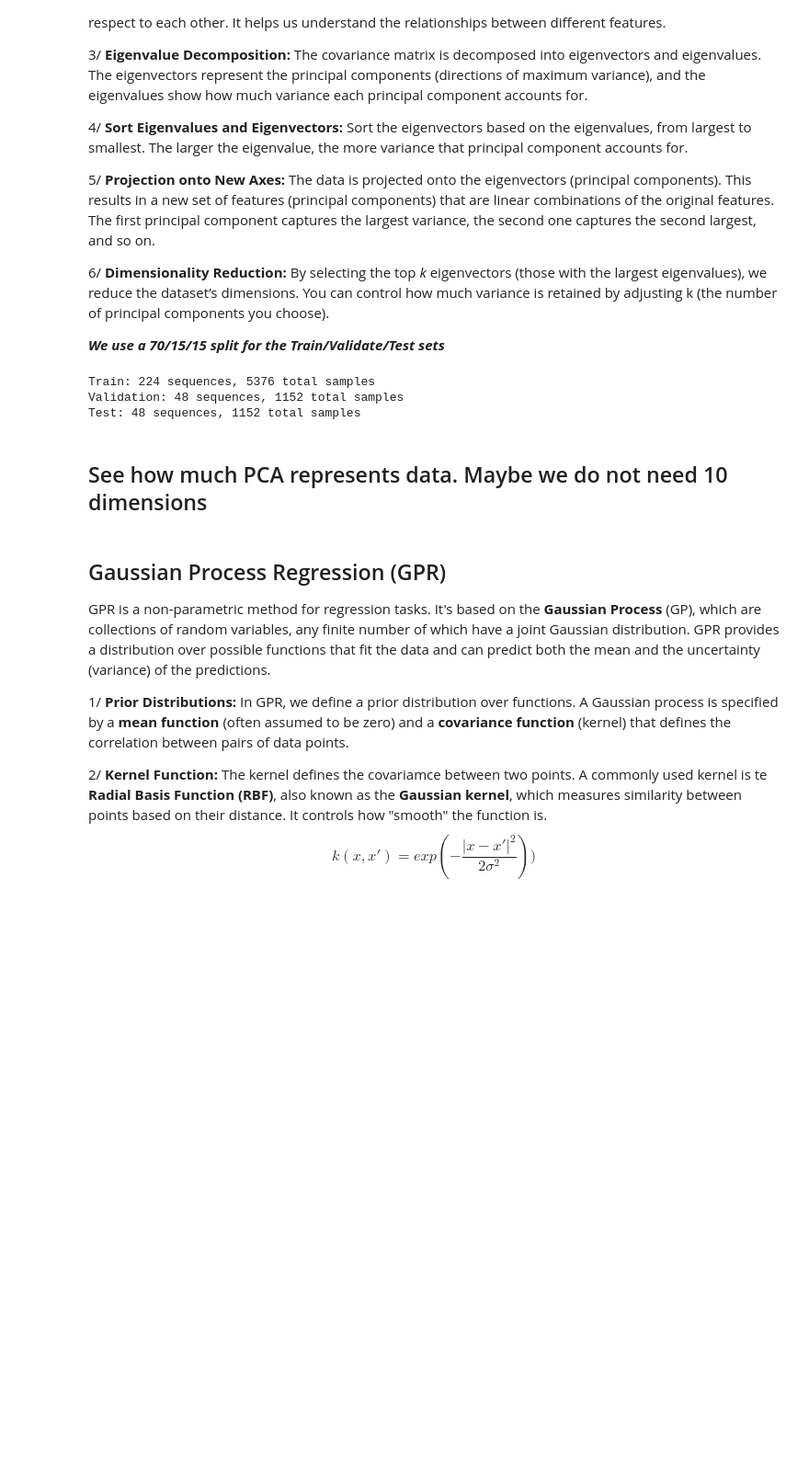
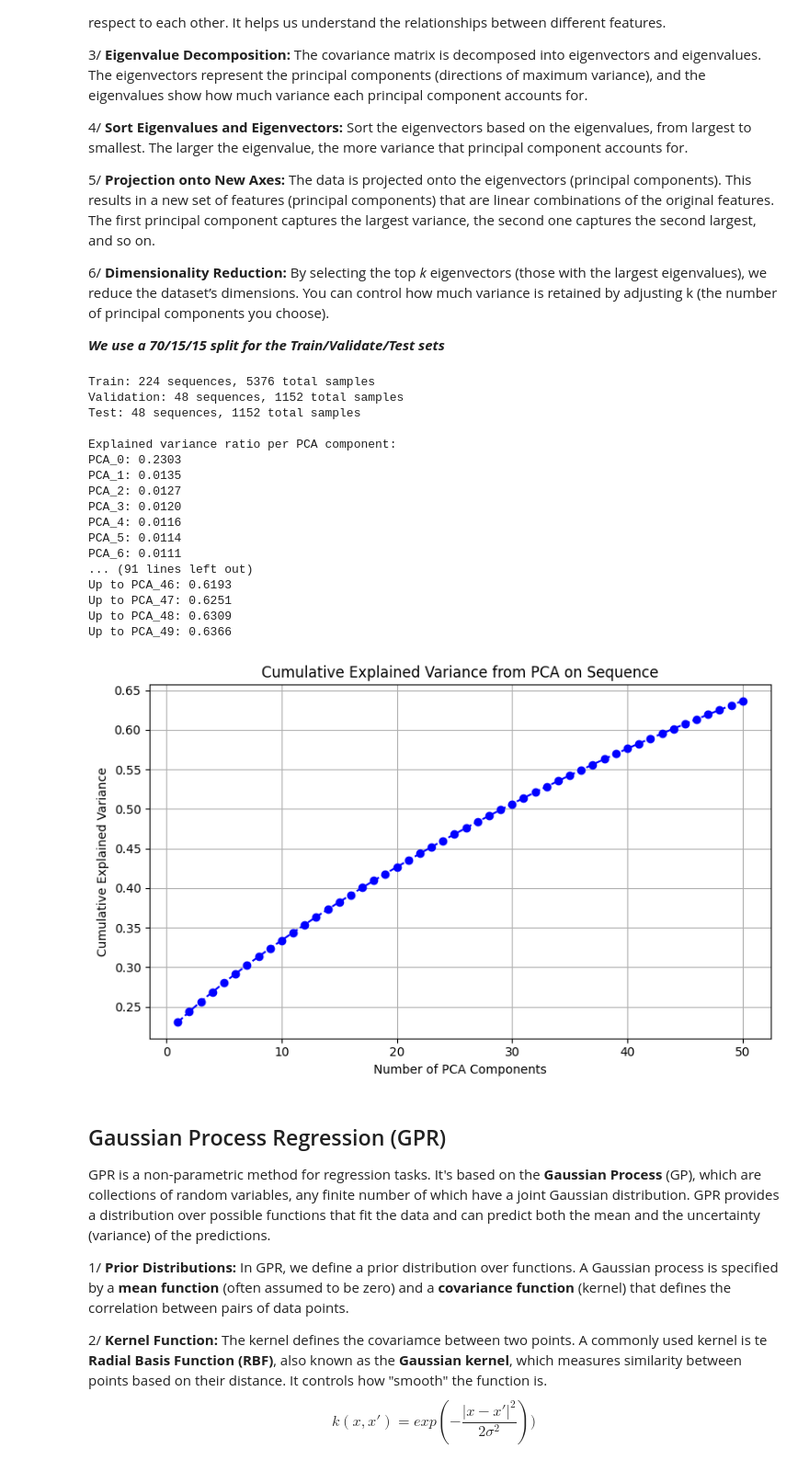
Before and after one commit to PhucMTran/COS-513-Project, a Jupyter notebook: COS513_Project.ipynb, the cells around one changed output. Shown at 92% size. Saved outputs shown, nothing was run; the diff lists cells and outputs as text; code cells hidden in the pictures; blank space fills up the shorter version.

```diff
--- a/COS513_Project.ipynb
+++ b/COS513_Project.ipynb
@@ -126,38 +131,77 @@ X_seq_train = np.vstack(df_train["Sequence"].values)
 X_seq_val = np.vstack(df_val["Sequence"].values)
 X_seq_test = np.vstack(df_test["Sequence"].values)
 
-# Apply PCA (reduce to 10 principal components)
-pca = PCA(n_components=10)
+# Apply PCA (reduce to 50 principal components)
+pca = PCA(n_components=50)
 X_seq_train_pca = pca.fit_transform(X_seq_train)
 X_seq_val_pca = pca.transform(X_seq_val)
 X_seq_test_pca = pca.transform(X_seq_test)
 
 # Add PCA-transformed sequences back to DataFrame
-for i in range(10):
+for i in range(50):
     df_train[f"PCA_{i}"] = X_seq_train_pca[:, i]
     df_val[f"PCA_{i}"] = X_seq_val_pca[:, i]
     df_test[f"PCA_{i}"] = X_seq_test_pca[:, i]
 
 # Drop original Sequence column (no longer needed)
 df_train = df_train.drop(columns=["Sequence"])
 df_val = df_val.drop(columns=["Sequence"])
 df_test = df_test.drop(columns=["Sequence"])
 
 # Save preprocessed data
 df_train.to_csv("train_data_pca.csv", index=False)
 df_val.to_csv("val_data_pca.csv", index=False)
 df_test.to_csv("test_data_pca.csv", index=False)
 
 # Print results
 print(f"Train: {len(train_seq)} sequences, {df_train.shape[0]} total samples")
 print(f"Validation: {len(val_seq)} sequences, {df_val.shape[0]} total samples")
 print(f"Test: {len(test_seq)} sequences, {df_test.shape[0]} total samples")
+# ----------------------------------------------
+# Examine explained variance from PCA
+# ----------------------------------------------
+explained_variance_ratio = pca.explained_variance_ratio_
+cumulative_variance = np.cumsum(explained_variance_ratio)
+
+# Print explained variance for each component
+print("\nExplained variance ratio per PCA component:")
+for i, var in enumerate(explained_variance_ratio):
+    print(f"PCA_{i}: {var:.4f}")
+
+print("\nCumulative explained variance:")
+for i, cum_var in enumerate(cumulative_variance):
+    print(f"Up to PCA_{i}: {cum_var:.4f}")
+
+# Optionally, plot it
+import matplotlib.pyplot as plt
+
+plt.figure(figsize=(8, 5))
+plt.plot(range(1, 51), cumulative_variance, marker='o', linestyle='--', color='b')
+plt.title("Cumulative Explained Variance from PCA on Sequence")
+plt.xlabel("Number of PCA Components")
+plt.ylabel("Cumulative Explained Variance")
+plt.grid(True)
+plt.tight_layout()
+plt.show()
 # %% [output]
 Train: 224 sequences, 5376 total samples
 Validation: 48 sequences, 1152 total samples
 Test: 48 sequences, 1152 total samples
+
+Explained variance ratio per PCA component:
+PCA_0: 0.2303
+PCA_1: 0.0135
+PCA_2: 0.0127
+PCA_3: 0.0120
+PCA_4: 0.0116
+PCA_5: 0.0114
+PCA_6: 0.0111
+... (91 lines left out)
+Up to PCA_46: 0.6193
+Up to PCA_47: 0.6251
+Up to PCA_48: 0.6309
+Up to PCA_49: 0.6366
+[figure, added]
-# %% [markdown]
-## See how much PCA represents data. Maybe we do not need 10 dimensions
 # %% [markdown]
 ## Gaussian Process Regression (GPR)
 
```
Also changed, not shown: parts of 8 cells of this notebook.
